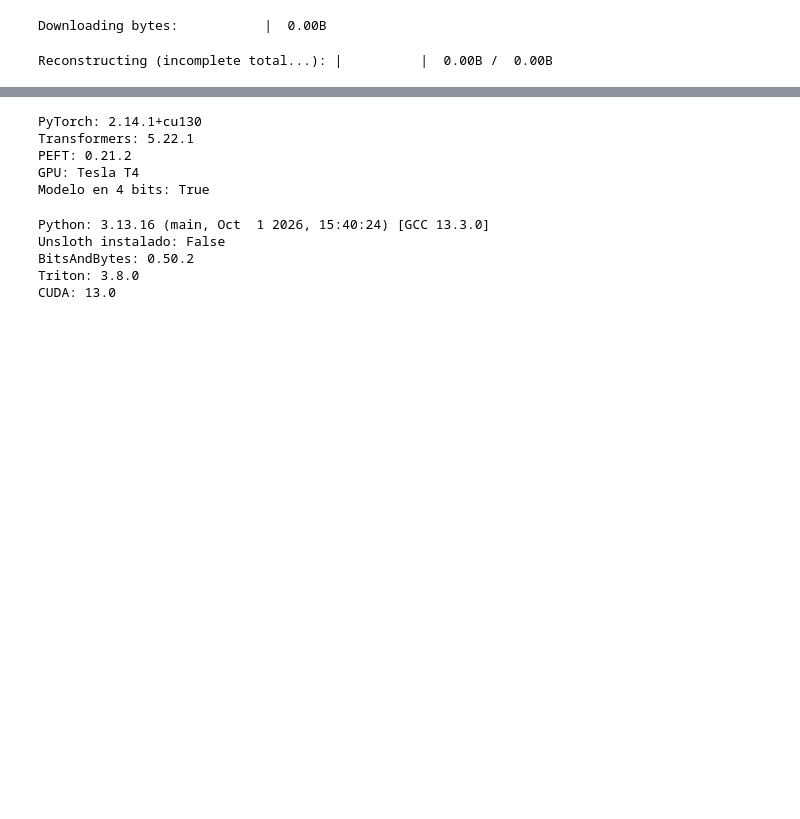
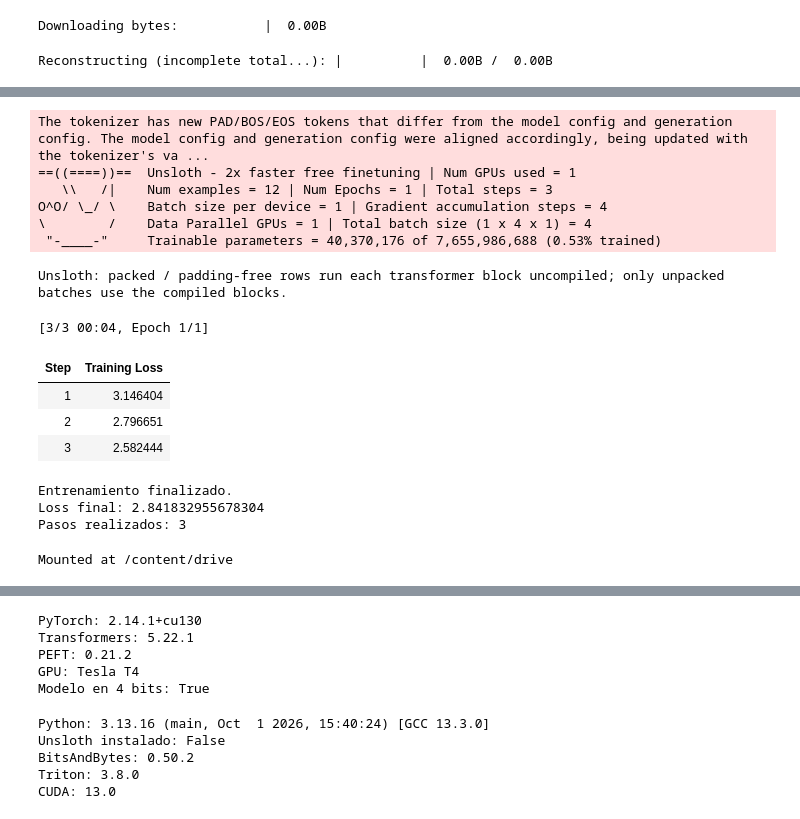
Before and after one commit to fabian2pc23/ProyectoTallerWeb, a Jupyter notebook: studio/Unsloth_Studio_Colab.ipynb, the cells around one changed output, grey strips where cells are left out. Saved outputs shown, nothing was run; the diff lists cells and outputs as text; code cells hidden in the pictures; blank space fills up the shorter version.

```diff
--- a/studio/Unsloth_Studio_Colab.ipynb
+++ b/studio/Unsloth_Studio_Colab.ipynb
@@ -45,0 +67,14 @@ Reconstructing (incomplete total...): |          |  0.00B /  0.00B
+# %%
+from unsloth import FastLanguageModel
+import torch
+
+model, tokenizer = FastLanguageModel.from_pretrained(
+    model_name="Qwen/Qwen2.5-7B-Instruct",
+    max_seq_length=2048,
+    dtype=torch.float16,
+    load_in_4bit=True,
+)
+
+print("Modelo cargado con Unsloth correctamente")
+print("GPU:", torch.cuda.get_device_name(0))
+print("4 bits:", model.is_loaded_in_4bit)
@@ -45,0 +91,24 @@ Reconstructing (incomplete total...): |          |  0.00B /  0.00B
+# %%
+from unsloth import FastLanguageModel
+
+model = FastLanguageModel.get_peft_model(
+    model,
+    r=16,
+    target_modules=[
+        "q_proj",
+        "k_proj",
+        "v_proj",
+        "o_proj",
+        "gate_proj",
+        "up_proj",
+        "down_proj",
+    ],
+    lora_alpha=16,
+    lora_dropout=0,
+    bias="none",
+    use_gradient_checkpointing="unsloth",
+    random_state=3407,
+    use_rslora=False,
+)
+
+model.print_trainable_parameters()
@@ -45,0 +317,27 @@ Reconstructing (incomplete total...): |          |  0.00B /  0.00B
+# %%
+resultado = trainer.train()
+
+print("\nEntrenamiento finalizado.")
+print("Loss final:", resultado.training_loss)
+print("Pasos realizados:", resultado.global_step)
+# %% [output]
+The tokenizer has new PAD/BOS/EOS tokens that differ from the model config and generation config. The model config and generation config were aligned accordingly, being updated with the tokenizer's va ...
+==((====))==  Unsloth - 2x faster free finetuning | Num GPUs used = 1
+   \\   /|    Num examples = 12 | Num Epochs = 1 | Total steps = 3
+O^O/ \_/ \    Batch size per device = 1 | Gradient accumulation steps = 4
+\        /    Data Parallel GPUs = 1 | Total batch size (1 x 4 x 1) = 4
+ "-____-"     Trainable parameters = 40,370,176 of 7,655,986,688 (0.53% trained)
+Unsloth: packed / padding-free rows run each transformer block uncompiled; only unpacked batches use the compiled blocks.
+[3/3 00:04, Epoch 1/1]
+| Step | Training Loss |
+| 1 | 3.146404 |
+| 2 | 2.796651 |
+| 3 | 2.582444 |
+Entrenamiento finalizado.
+Loss final: 2.841832955678304
+Pasos realizados: 3
+# %%
+from google.colab import drive
+drive.mount('/content/drive')
+# %% [output]
+Mounted at /content/drive
```
Also changed, not shown: parts of 17 cells of this notebook.
